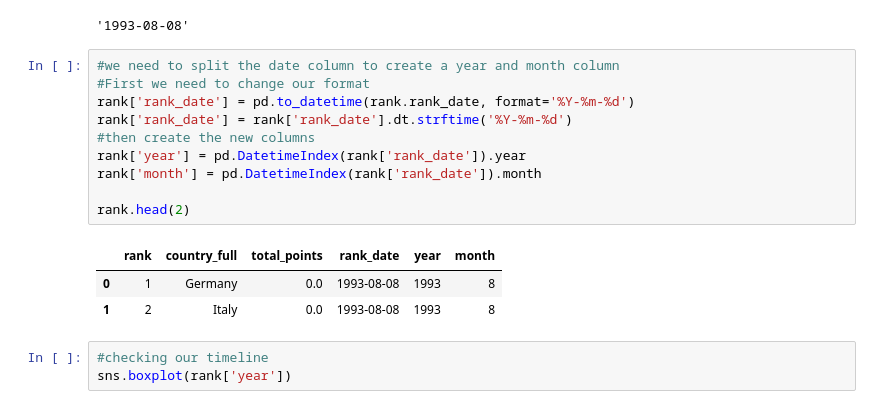
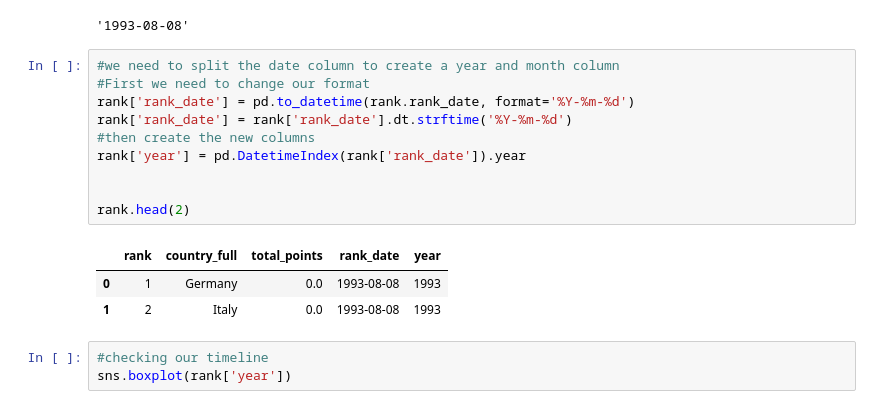
Before and after one commit to dynasty-29/Fifa-Ranking, a Jupyter notebook: Moringa_Data_Science_Core_ModuleII_W6_Independent_Project_2022_06_Margaret_Gathoni.ipynb, the cells around one changed output. Saved outputs shown, nothing was run; the diff lists cells and outputs as text.

```diff
--- a/Moringa_Data_Science_Core_ModuleII_W6_Independent_Project_2022_06_Margaret_Gathoni.ipynb
+++ b/Moringa_Data_Science_Core_ModuleII_W6_Independent_Project_2022_06_Margaret_Gathoni.ipynb
@@ -125,17 +125,17 @@ rank['rank_date'].min()
 # %%
 #we need to split the date column to create a year and month column
 #First we need to change our format
 rank['rank_date'] = pd.to_datetime(rank.rank_date, format='%Y-%m-%d')
 rank['rank_date'] = rank['rank_date'].dt.strftime('%Y-%m-%d')
 #then create the new columns
 rank['year'] = pd.DatetimeIndex(rank['rank_date']).year
-rank['month'] = pd.DatetimeIndex(rank['rank_date']).month
+
 
 rank.head(2)
 # %% [output]
-|  | rank | country_full | total_points | rank_date | year | month |
-| 0 | 1 | Germany | 0.0 | 1993-08-08 | 1993 | 8 |
-| 1 | 2 | Italy | 0.0 | 1993-08-08 | 1993 | 8 |
+|  | rank | country_full | total_points | rank_date | year |
+| 0 | 1 | Germany | 0.0 | 1993-08-08 | 1993 |
+| 1 | 2 | Italy | 0.0 | 1993-08-08 | 1993 |
 # %%
 #checking our timeline
 sns.boxplot(rank['year'])
```
Also changed, not shown: parts of 25 cells of this notebook.
